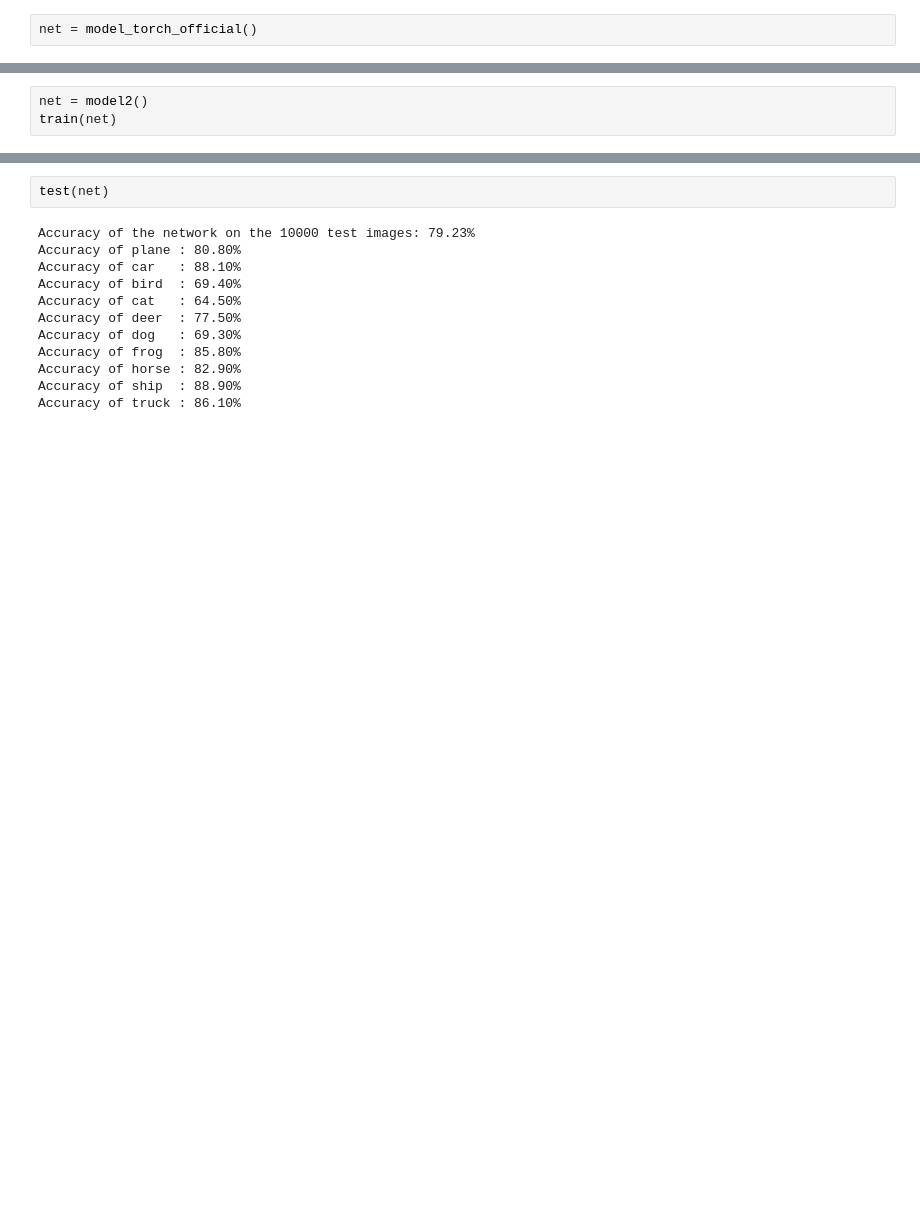
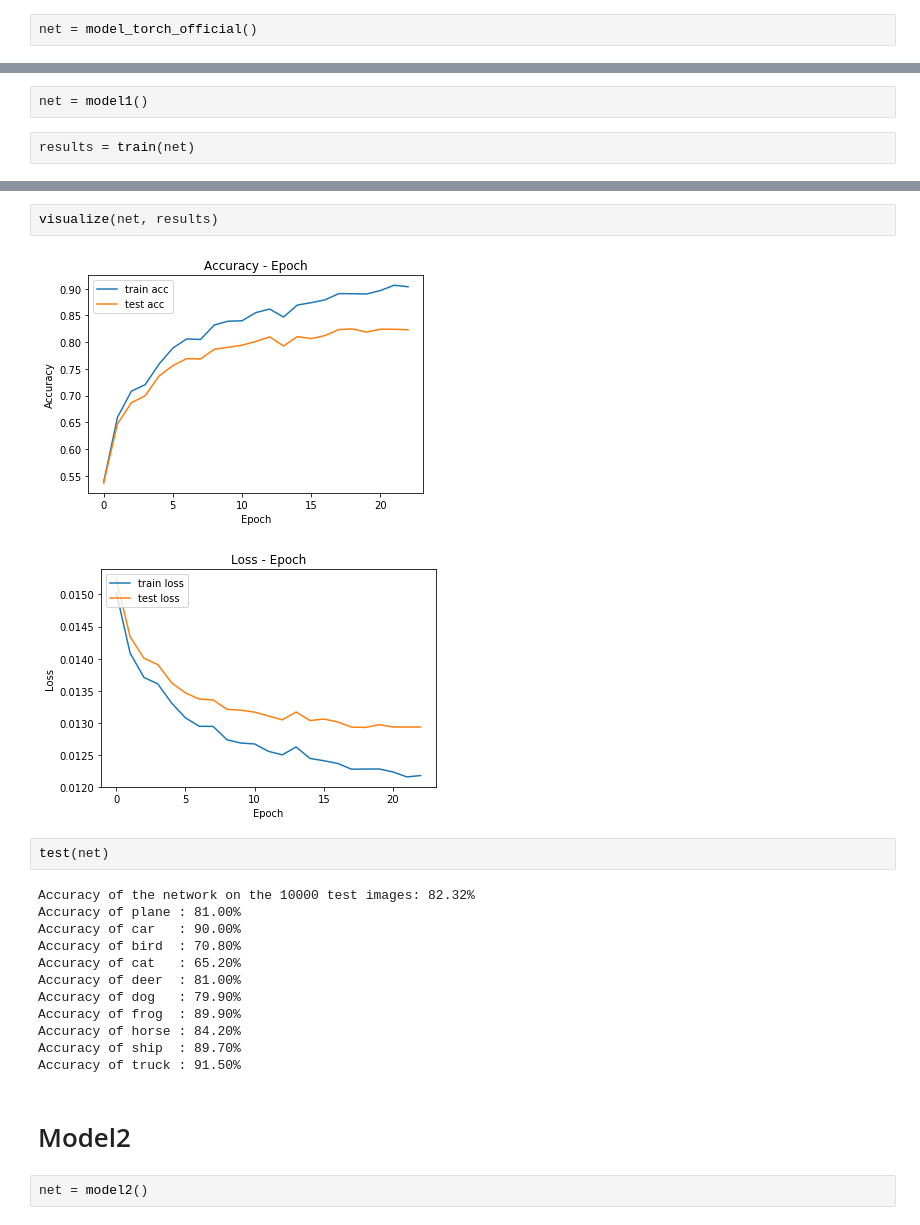
Before and after one commit to Fnjn/UCSD-CSE-253, a Jupyter notebook: hw3/Cifar10_qinacme.ipynb, the cells around one changed output, grey strips where cells are left out. Saved outputs shown, nothing was run; the diff lists cells and outputs as text; blank space fills up the shorter version.

```diff
--- a/hw3/Cifar10_qinacme.ipynb
+++ b/hw3/Cifar10_qinacme.ipynb
@@ -158,4 +176,5 @@ Accuracy of truck : 75.40%
+# %%
+net = model1()
 # %%
-net = model2()
-train(net)
+results = train(net)
 # %% [output]
@@ -178,15 +197,24 @@ train(net)
 Finished Training
+# %%
+visualize(net, results)
+# %% [output]
+[figure, added]
+[figure, added]
 # %%
 test(net)
 # %% [output]
-Accuracy of the network on the 10000 test images: 79.23%
-Accuracy of plane : 80.80%
-Accuracy of car   : 88.10%
-Accuracy of bird  : 69.40%
-Accuracy of cat   : 64.50%
-Accuracy of deer  : 77.50%
-Accuracy of dog   : 69.30%
-Accuracy of frog  : 85.80%
-Accuracy of horse : 82.90%
-Accuracy of ship  : 88.90%
-Accuracy of truck : 86.10%
+Accuracy of the network on the 10000 test images: 82.32%
+Accuracy of plane : 81.00%
+Accuracy of car   : 90.00%
+Accuracy of bird  : 70.80%
+Accuracy of cat   : 65.20%
+Accuracy of deer  : 81.00%
+Accuracy of dog   : 79.90%
+Accuracy of frog  : 89.90%
+Accuracy of horse : 84.20%
+Accuracy of ship  : 89.70%
+Accuracy of truck : 91.50%
+# %% [markdown]
+# Model2
+# %%
+net = model2()
```
Also changed, not shown: parts of 21 cells of this notebook, 3 other files.
